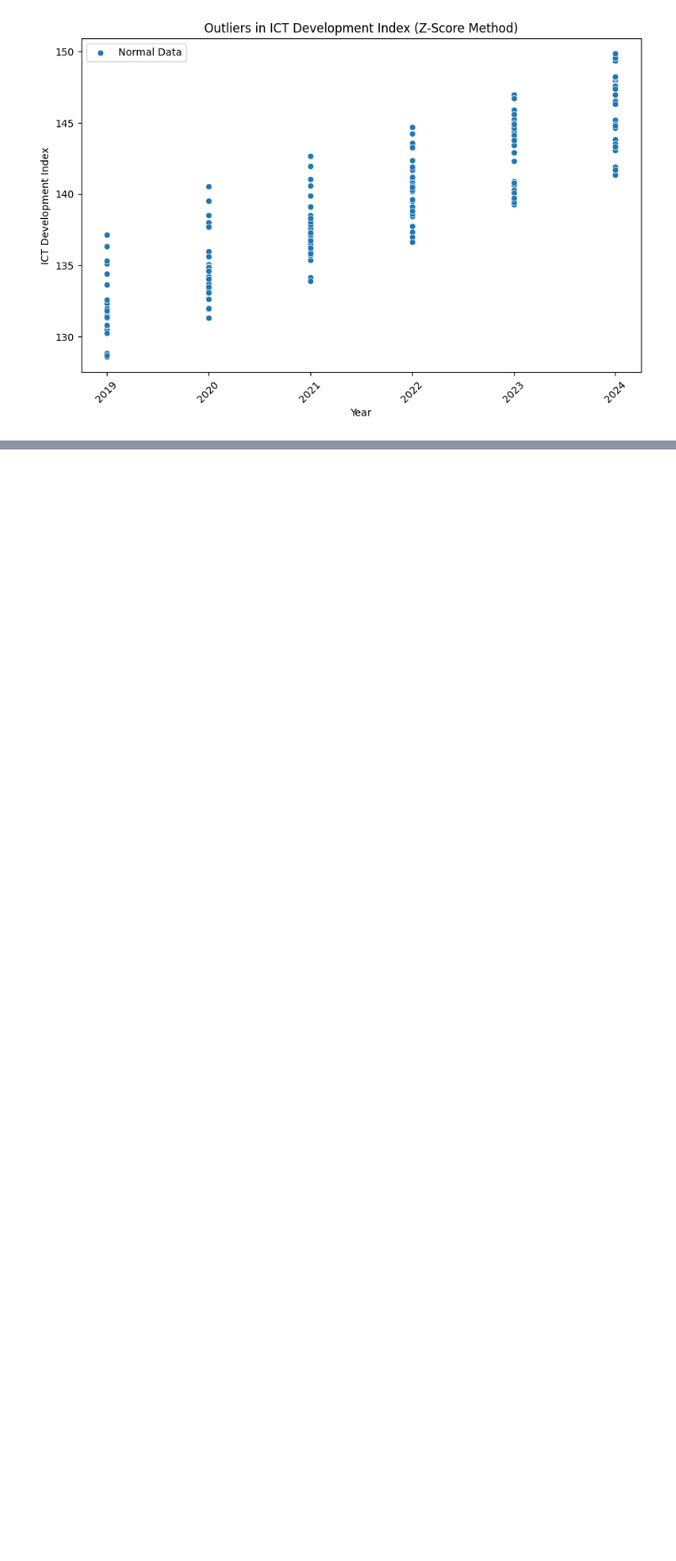
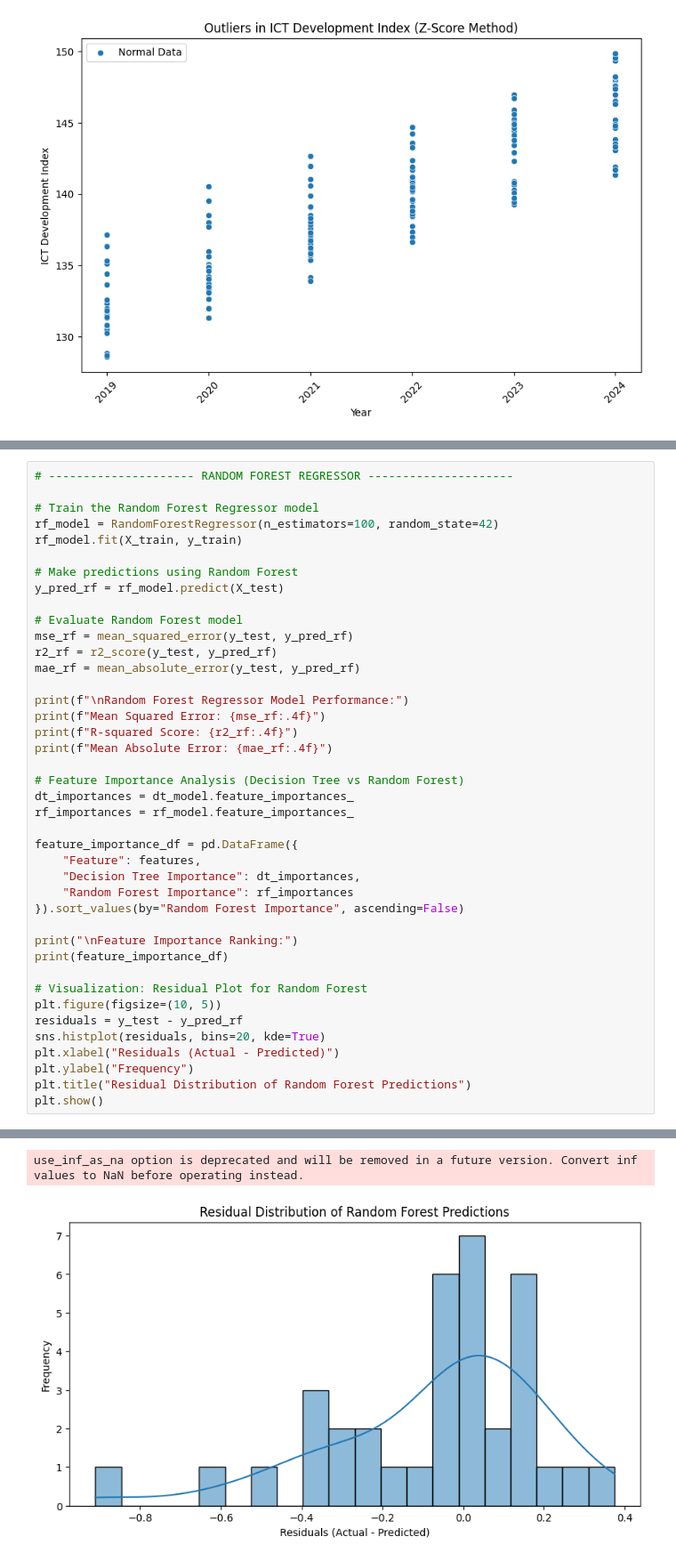
Before and after one commit to Praveshika2k/Exploratory-Data-Analysis-of-ICT-Subdimensions, a Jupyter notebook: eda-project-review-2.ipynb, the cells around one changed output, grey strips where cells are left out. Shown: that part at 89% size. Cells and saved outputs as stored; diff of their text form; blank space fills up the shorter version.

Commit message:
Kaggle Notebook | EDA Project review 2 | Version 8

```diff
--- a/eda-project-review-2.ipynb
+++ b/eda-project-review-2.ipynb
@@ -246,0 +344,42 @@ plt.show()
+# %%
+# --------------------- RANDOM FOREST REGRESSOR ---------------------
+
+# Train the Random Forest Regressor model
+rf_model = RandomForestRegressor(n_estimators=100, random_state=42)
+rf_model.fit(X_train, y_train)
+
+# Make predictions using Random Forest
+y_pred_rf = rf_model.predict(X_test)
+
+# Evaluate Random Forest model
+mse_rf = mean_squared_error(y_test, y_pred_rf)
+r2_rf = r2_score(y_test, y_pred_rf)
+mae_rf = mean_absolute_error(y_test, y_pred_rf)
+
+print(f"\nRandom Forest Regressor Model Performance:")
+print(f"Mean Squared Error: {mse_rf:.4f}")
+print(f"R-squared Score: {r2_rf:.4f}")
+print(f"Mean Absolute Error: {mae_rf:.4f}")
+
+# Feature Importance Analysis (Decision Tree vs Random Forest)
+dt_importances = dt_model.feature_importances_
+rf_importances = rf_model.feature_importances_
+
+feature_importance_df = pd.DataFrame({
+    "Feature": features,
+    "Decision Tree Importance": dt_importances,
+    "Random Forest Importance": rf_importances
+}).sort_values(by="Random Forest Importance", ascending=False)
+
+print("\nFeature Importance Ranking:")
+print(feature_importance_df)
+
+# Visualization: Residual Plot for Random Forest
+plt.figure(figsize=(10, 5))
+residuals = y_test - y_pred_rf
+sns.histplot(residuals, bins=20, kde=True)
+plt.xlabel("Residuals (Actual - Predicted)")
+plt.ylabel("Frequency")
+plt.title("Residual Distribution of Random Forest Predictions")
+plt.show()
+# %% [output]
@@ -246,0 +403,2 @@ plt.show()
+use_inf_as_na option is deprecated and will be removed in a future version. Convert inf values to NaN before operating instead.
+[figure, added]
```
Also changed, not shown: parts of 11 cells of this notebook.
